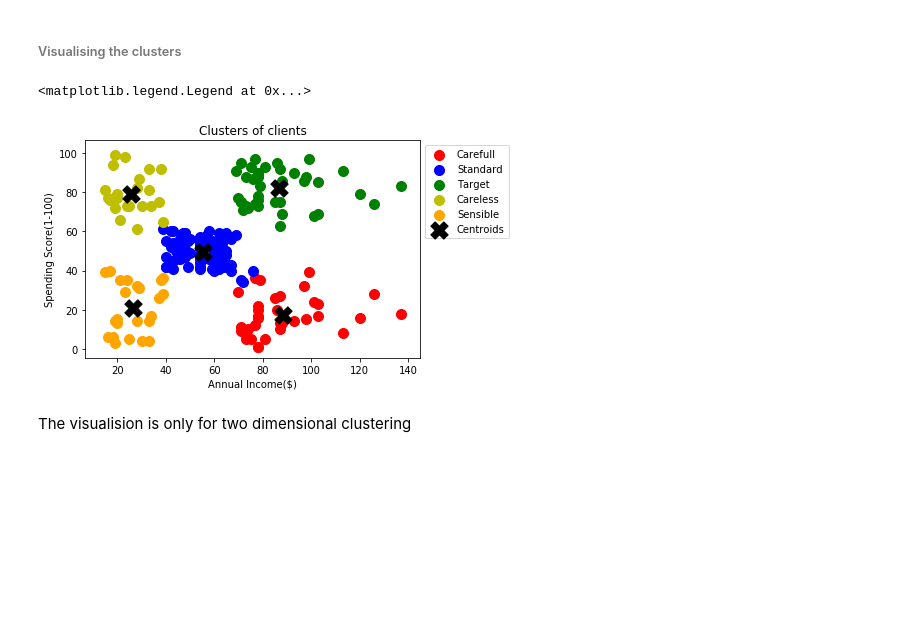
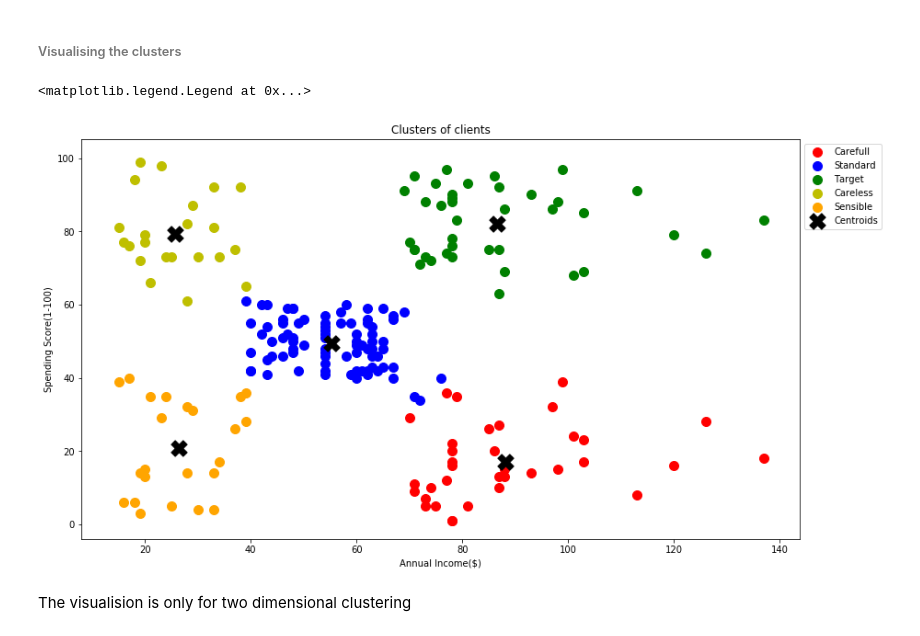
Before and after one commit to sensoumya/myPython, a Jupyter notebook: ML Labs/4. Clustering/1. K-Means Clustering/K-Means Clustering.ipynb, the cells around one changed output. Drawn from its saved outputs; the diff is of its cells as text; code cells hidden in the pictures; blank space fills up the shorter version.

```diff
--- a/ML Labs/4. Clustering/1. K-Means Clustering/K-Means Clustering.ipynb
+++ b/ML Labs/4. Clustering/1. K-Means Clustering/K-Means Clustering.ipynb
@@ -80,19 +80,20 @@ array([4, 3, 4, 3, 4, 3, 4, 3, 4, 3, 4, 3, 4, 3, 4, 3, 4, 3, 4, 3, 4, 3,
 # %% [markdown]
 ###### Visualising the clusters
 # %%
+plt.figure(figsize=(14,8))
 plt.scatter(X[y_kmeans==0,0],X[y_kmeans==0,1],s=100,c='r',label='Carefull')
 plt.scatter(X[y_kmeans==1,0],X[y_kmeans==1,1],s=100,c='b',label='Standard')
 plt.scatter(X[y_kmeans==2,0],X[y_kmeans==2,1],s=100,c='g',label='Target')
 plt.scatter(X[y_kmeans==3,0],X[y_kmeans==3,1],s=100,c='y',label='Careless')
 plt.scatter(X[y_kmeans==4,0],X[y_kmeans==4,1],s=100,c='orange',label='Sensible')
 plt.scatter(kmeans.cluster_centers_[:,0],kmeans.cluster_centers_[:,1],s=300,c='black',marker='X',label='Centroids')
 plt.title('Clusters of clients')
 plt.xlabel('Annual Income($)')
 plt.ylabel('Spending Score(1-100)')
 plt.legend(bbox_to_anchor=(1,1))
 # %% [output]
 <matplotlib.legend.Legend at 0x...>
-[figure, old version]
+[figure, new version]
 # %% [markdown]
 The visualision is only for two dimensional clustering
 # %% [markdown]
```
Also changed, not shown: 5 other files.
